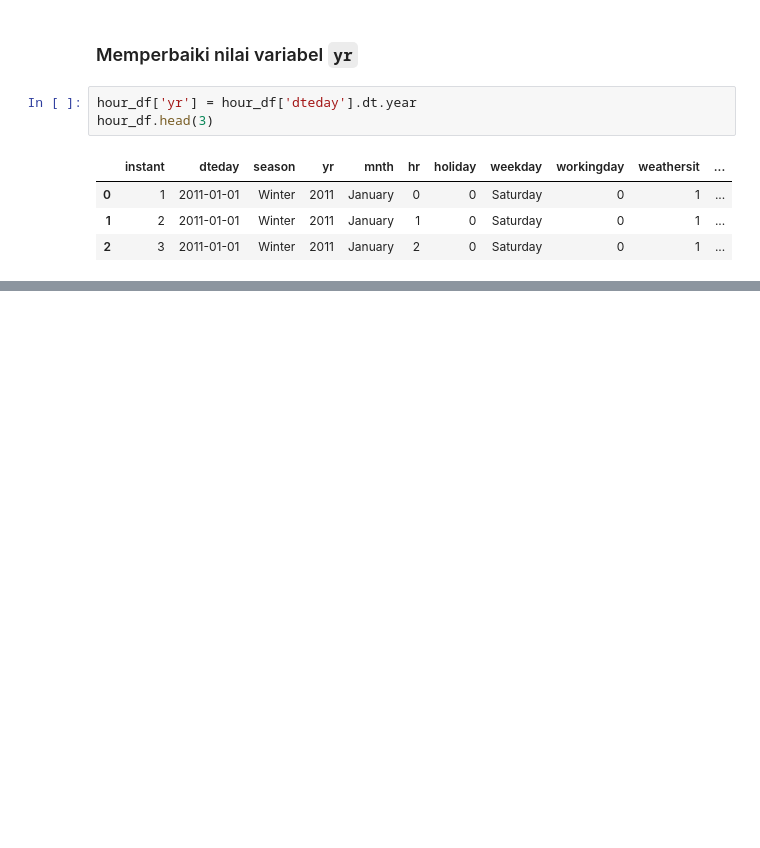
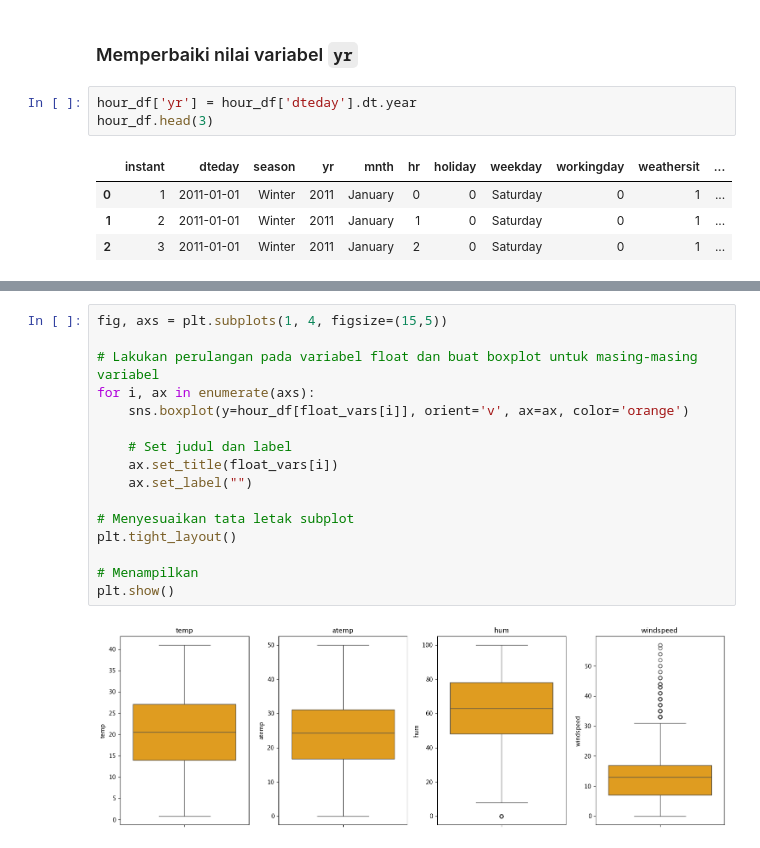
Before and after one commit to bulgogipedas/bike-sharing-analysis, a Jupyter notebook: notebook.ipynb, the cells around one changed output, grey strips where cells are left out. Drawn from its saved outputs; the diff is of its cells as text; blank space fills up the shorter version.

```diff
--- a/notebook.ipynb
+++ b/notebook.ipynb
@@ -221,0 +293,18 @@ hour_df.head(3)
+# %%
+fig, axs = plt.subplots(1, 4, figsize=(15,5))
+
+# Lakukan perulangan pada variabel float dan buat boxplot untuk masing-masing variabel
+for i, ax in enumerate(axs):
+    sns.boxplot(y=hour_df[float_vars[i]], orient='v', ax=ax, color='orange')
+
+    # Set judul dan label
+    ax.set_title(float_vars[i])
+    ax.set_label("")
+
+# Menyesuaikan tata letak subplot
+plt.tight_layout()
+
+# Menampilkan
+plt.show()
+# %% [output]
+[figure, added]
```
Also changed, not shown: parts of 107 cells of this notebook.
